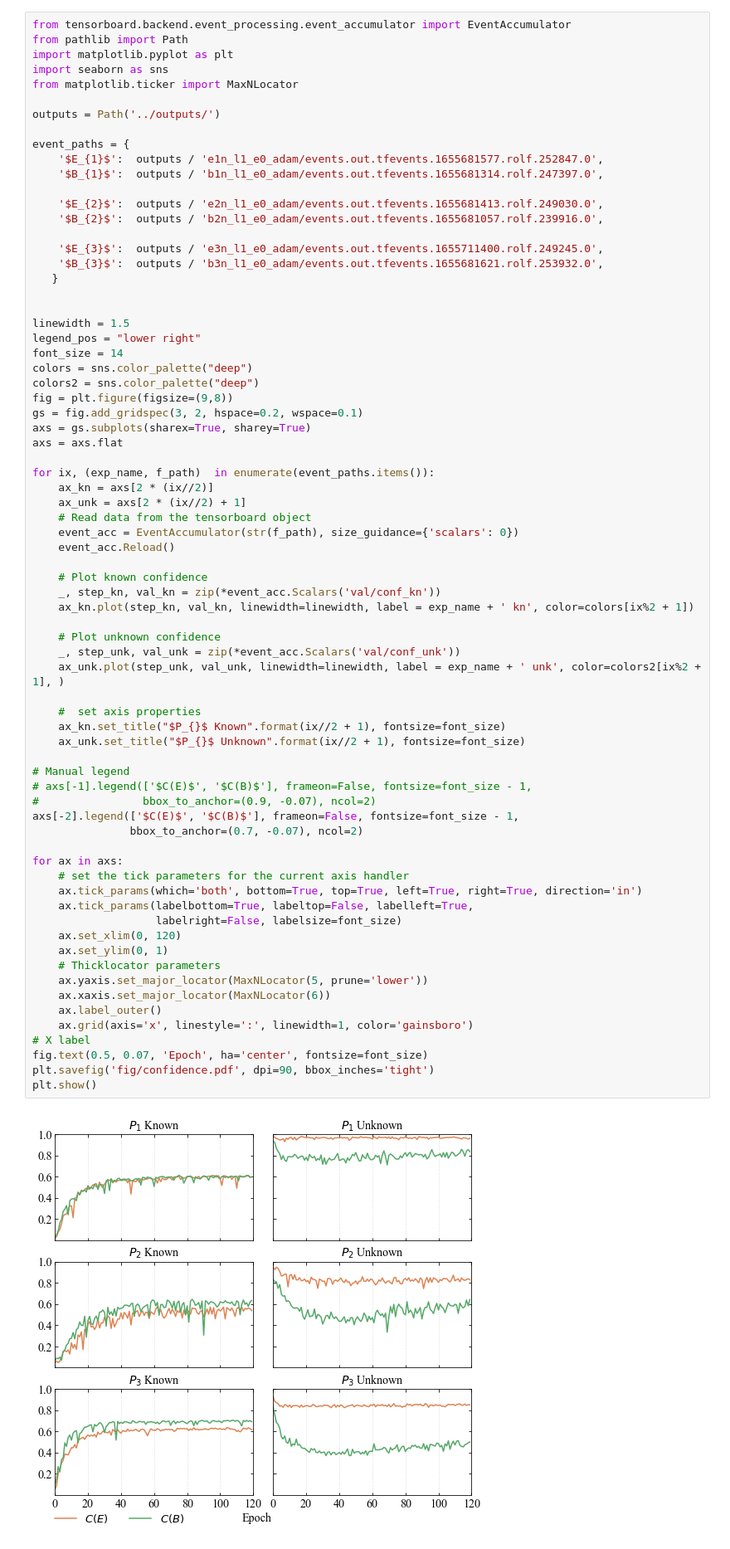
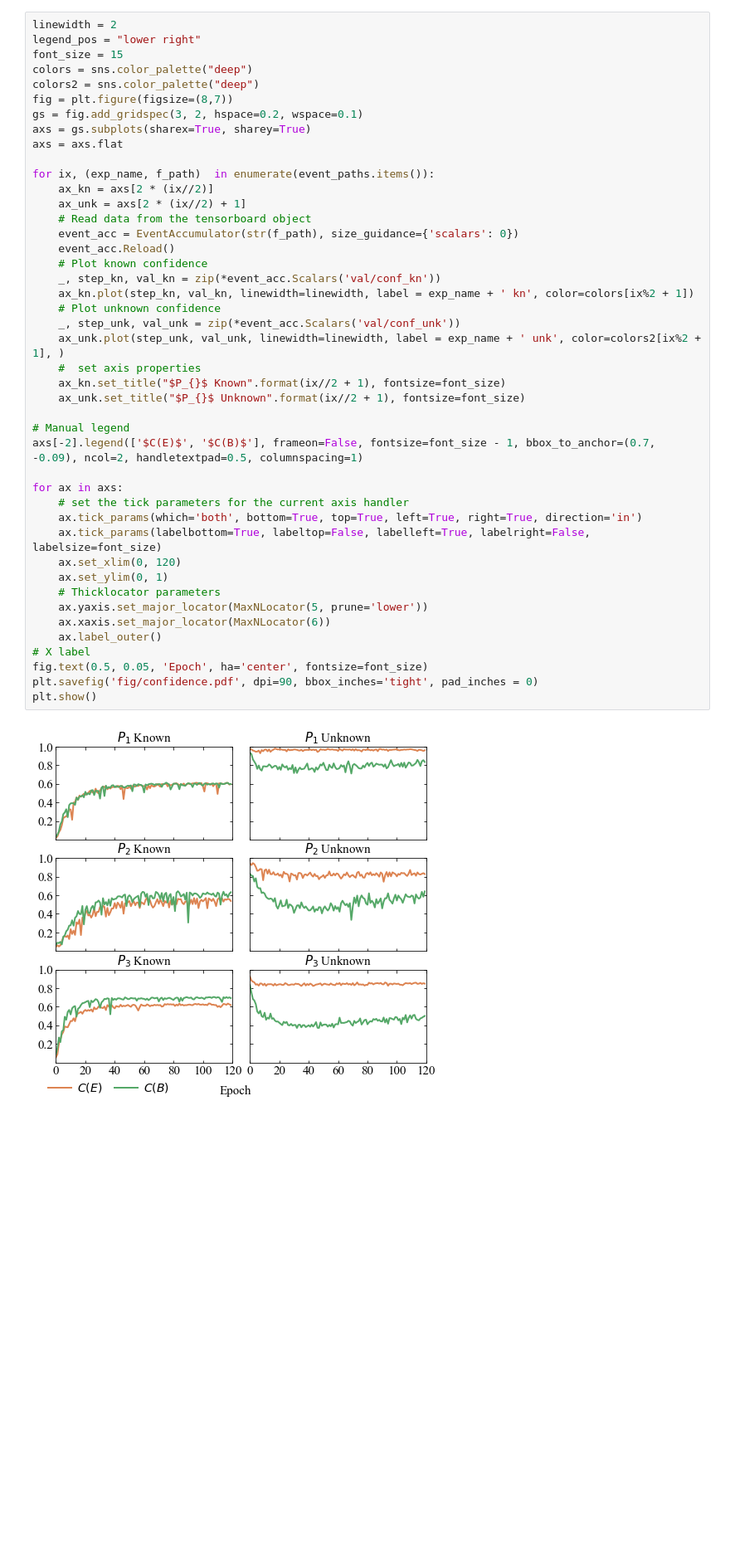
Before and after one commit to AIML-IfI/openset-imagenet, a Jupyter notebook: analysis/open_set_imagenet.ipynb, the cells around one changed output. Shown at 83% size. Saved outputs shown, nothing was run; the diff lists cells and outputs as text; blank space fills up the shorter version.

```diff
--- a/analysis/open_set_imagenet.ipynb
+++ b/analysis/open_set_imagenet.ipynb
@@ -123,30 +140,10 @@ plt.show()
 # %%
-from tensorboard.backend.event_processing.event_accumulator import EventAccumulator
-from pathlib import Path
-import matplotlib.pyplot as plt
-import seaborn as sns
-from matplotlib.ticker import MaxNLocator
-
-outputs = Path('../outputs/')
-
-event_paths = {
-    '$E_{1}$':  outputs / 'e1n_l1_e0_adam/events.out.tfevents.1655681577.rolf.252847.0',
-    '$B_{1}$':  outputs / 'b1n_l1_e0_adam/events.out.tfevents.1655681314.rolf.247397.0',
-
-    '$E_{2}$':  outputs / 'e2n_l1_e0_adam/events.out.tfevents.1655681413.rolf.249030.0',
-    '$B_{2}$':  outputs / 'b2n_l1_e0_adam/events.out.tfevents.1655681057.rolf.239916.0',
-
-    '$E_{3}$':  outputs / 'e3n_l1_e0_adam/events.out.tfevents.1655711400.rolf.249245.0',
-    '$B_{3}$':  outputs / 'b3n_l1_e0_adam/events.out.tfevents.1655681621.rolf.253932.0',
-   }
-
-
-linewidth = 1.5
+linewidth = 2
 legend_pos = "lower right"
-font_size = 14
+font_size = 15
 colors = sns.color_palette("deep")
 colors2 = sns.color_palette("deep")
-fig = plt.figure(figsize=(9,8))
+fig = plt.figure(figsize=(8,7))
 gs = fig.add_gridspec(3, 2, hspace=0.2, wspace=0.1)
 axs = gs.subplots(sharex=True, sharey=True)
 axs = axs.flat
@@ -154,43 +151,35 @@ axs = axs.flat
 for ix, (exp_name, f_path)  in enumerate(event_paths.items()):
     ax_kn = axs[2 * (ix//2)]
     ax_unk = axs[2 * (ix//2) + 1]
     # Read data from the tensorboard object
     event_acc = EventAccumulator(str(f_path), size_guidance={'scalars': 0})
     event_acc.Reload()
-
     # Plot known confidence
     _, step_kn, val_kn = zip(*event_acc.Scalars('val/conf_kn'))
     ax_kn.plot(step_kn, val_kn, linewidth=linewidth, label = exp_name + ' kn', color=colors[ix%2 + 1])
-
     # Plot unknown confidence
     _, step_unk, val_unk = zip(*event_acc.Scalars('val/conf_unk'))
     ax_unk.plot(step_unk, val_unk, linewidth=linewidth, label = exp_name + ' unk', color=colors2[ix%2 + 1], )
-
     #  set axis properties
     ax_kn.set_title("$P_{}$ Known".format(ix//2 + 1), fontsize=font_size)
     ax_unk.set_title("$P_{}$ Unknown".format(ix//2 + 1), fontsize=font_size)
 
 # Manual legend
-# axs[-1].legend(['$C(E)$', '$C(B)$'], frameon=False, fontsize=font_size - 1,
-#                bbox_to_anchor=(0.9, -0.07), ncol=2)
-axs[-2].legend(['$C(E)$', '$C(B)$'], frameon=False, fontsize=font_size - 1,
-               bbox_to_anchor=(0.7, -0.07), ncol=2)
+axs[-2].legend(['$C(E)$', '$C(B)$'], frameon=False, fontsize=font_size - 1, bbox_to_anchor=(0.7, -0.09), ncol=2, handletextpad=0.5, columnspacing=1)
 
 for ax in axs:
     # set the tick parameters for the current axis handler
     ax.tick_params(which='both', bottom=True, top=True, left=True, right=True, direction='in')
-    ax.tick_params(labelbottom=True, labeltop=False, labelleft=True,
-                   labelright=False, labelsize=font_size)
+    ax.tick_params(labelbottom=True, labeltop=False, labelleft=True, labelright=False, labelsize=font_size)
     ax.set_xlim(0, 120)
     ax.set_ylim(0, 1)
     # Thicklocator parameters
     ax.yaxis.set_major_locator(MaxNLocator(5, prune='lower'))
     ax.xaxis.set_major_locator(MaxNLocator(6))
     ax.label_outer()
-    ax.grid(axis='x', linestyle=':', linewidth=1, color='gainsboro')
 # X label
-fig.text(0.5, 0.07, 'Epoch', ha='center', fontsize=font_size)
-plt.savefig('fig/confidence.pdf', dpi=90, bbox_inches='tight')
+fig.text(0.5, 0.05, 'Epoch', ha='center', fontsize=font_size)
+plt.savefig('fig/confidence.pdf', dpi=90, bbox_inches='tight', pad_inches = 0)
 plt.show()
 # %% [output]
-[figure, old version]
+[figure, new version]
```
Also changed, not shown: parts of 14 cells of this notebook, 1 other file.
